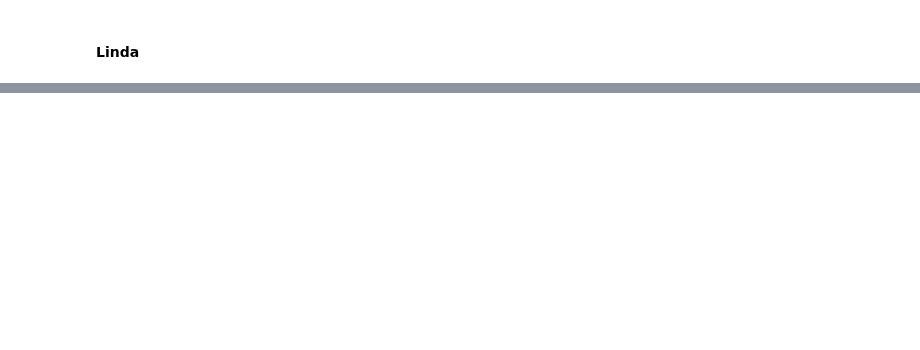
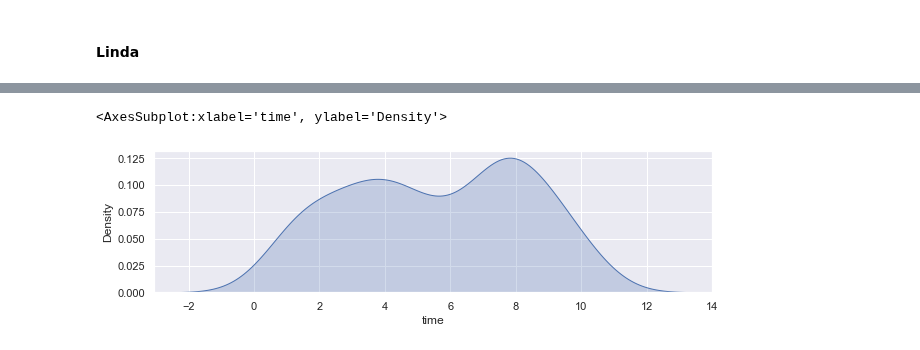
Before and after one commit to jsteinbecker/sars-cov-2, a Jupyter notebook: Projects/RandData/compoundPerform.ipynb, the cells around one changed output, grey strips where cells are left out. Drawn from its saved outputs; the diff is of its cells as text; code cells hidden in the pictures; blank space fills up the shorter version.

```diff
--- a/Projects/RandData/compoundPerform.ipynb
+++ b/Projects/RandData/compoundPerform.ipynb
@@ -123,0 +140,5 @@ rcParams['figure.figsize'] = 10, 2.6
+# %%
+sns.kdeplot(x='time',data=df[df['cpht']=="Linda"],shade=True)
+# %% [output]
+<AxesSubplot:xlabel='time', ylabel='Density'>
+[figure, added]
```
Also changed, not shown: parts of 11 cells of this notebook, 2 other files.
